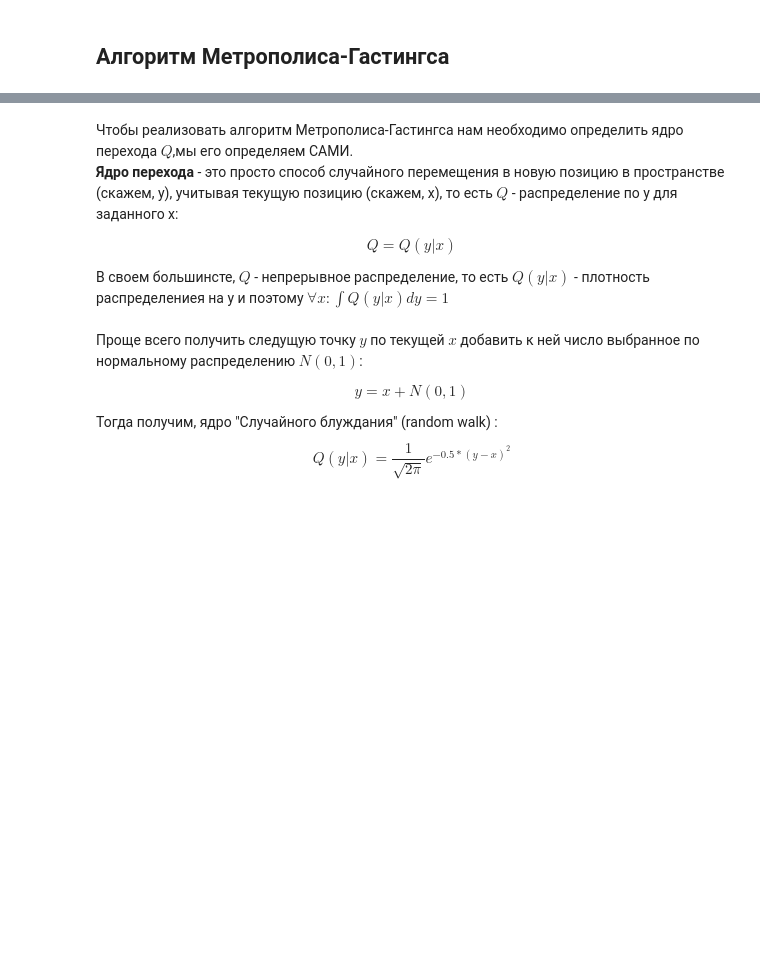
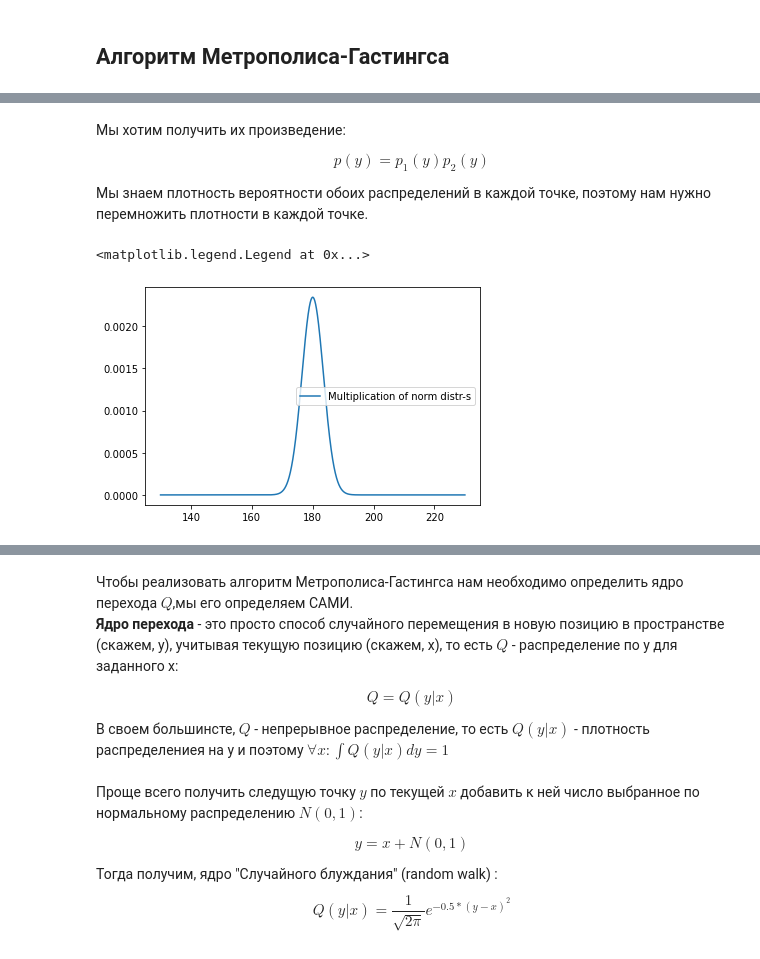
Before and after one commit to HronoSF/MCMC_20, a Jupyter notebook: Metropolis-Hastings-Algorithm.ipynb, the cells around one changed output, grey strips where cells are left out. Saved outputs shown, nothing was run; the diff lists cells and outputs as text; code cells hidden in the pictures; blank space fills up the shorter version.

```diff
--- a/Metropolis-Hastings-Algorithm.ipynb
+++ b/Metropolis-Hastings-Algorithm.ipynb
@@ -2,0 +30,12 @@
+# %% [markdown]
+Мы хотим получить их произведение:
+
+$$ p(y) = p_{1}(y)p_{2}(y) $$
+
+Мы знаем плотность вероятности обоих распределений в каждой точке, поэтому нам нужно перемножить плотности в каждой точке.<br>
+# %%
+plt.plot(x, norm.pdf(x,175,5) *  norm.pdf(x,185,5), label='Multiplication of norm distr-s' )
+plt.legend()
+# %% [output]
+<matplotlib.legend.Legend at 0x...>
+[figure, added]
```
Also changed, not shown: parts of 60 cells of this notebook, 1 other file.
